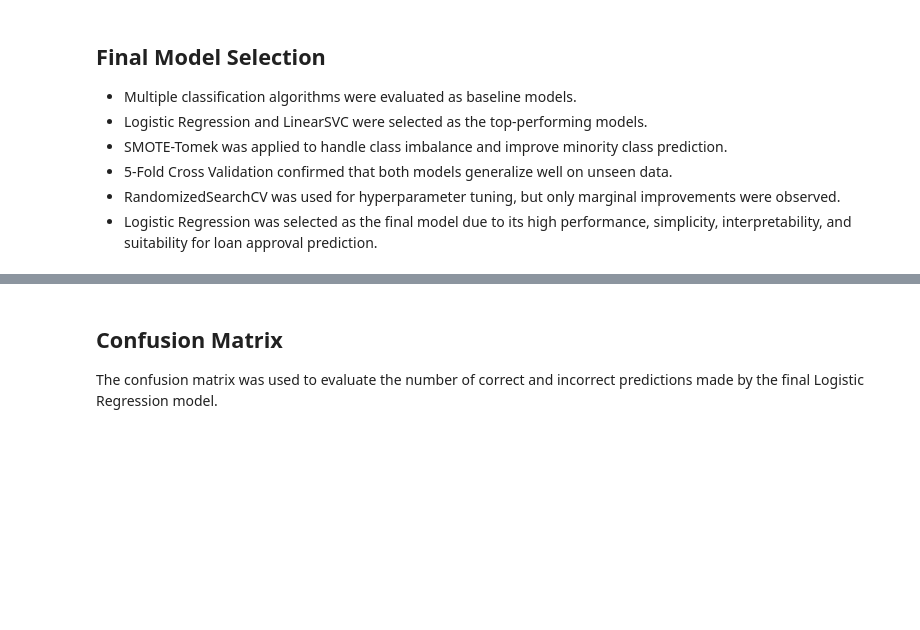
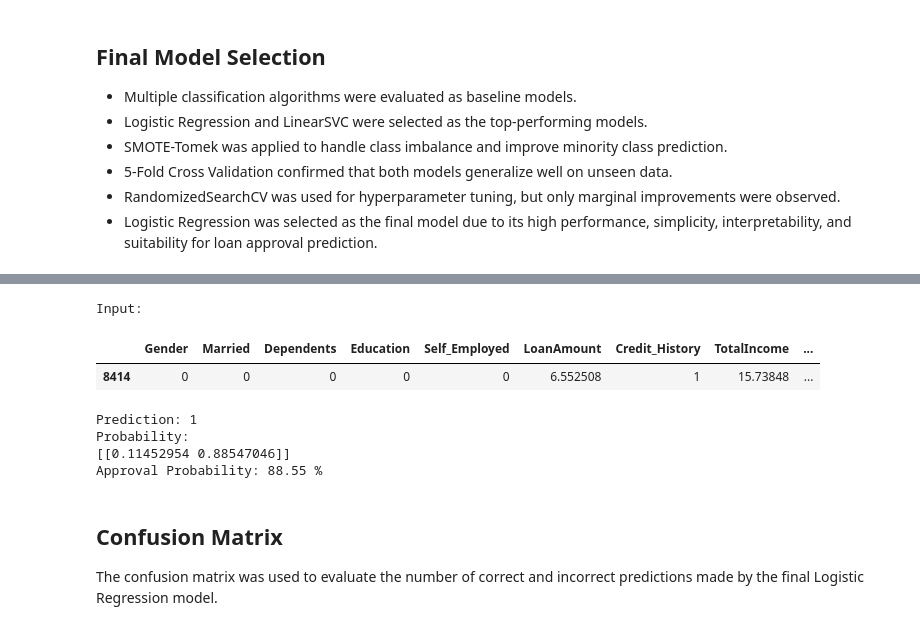
Before and after one commit to Karthik998byte/Bank-Loan-Approval-Prediction, a Jupyter notebook: Loan_Approval.ipynb, the cells around one changed output, grey strips where cells are left out. Saved outputs shown, nothing was run; the diff lists cells and outputs as text; code cells hidden in the pictures; blank space fills up the shorter version.

```diff
--- a/Loan_Approval.ipynb
+++ b/Loan_Approval.ipynb
@@ -1946,3 +2184,37 @@ LinearSVC was retained as the comparison model since it achieved competitive per
+# %%
+# Take one real test sample
+sample = X4_test.iloc[[0]]
+
+print("Input:")
+display(sample)
+
+
+# Prediction
+prediction = final_model.predict(sample)
+
+# Probability
+probability = final_model.predict_proba(sample)
+
+
+print("Prediction:", prediction[0])
+
+print("Probability:")
+print(probability)
+
+
+print(
+    "Approval Probability:",
+    round(probability[0][1]*100,2),
+    "%"
+)
+# %% [output]
+Input:
+|  | Gender | Married | Dependents | Education | Self_Employed | LoanAmount | Credit_History | TotalIncome | ... |
+| 8414 | 0 | 0 | 0 | 0 | 0 | 6.552508 | 1 | 15.73848 | ... |
+Prediction: 1
+Probability:
+[[0.11452954 0.88547046]]
+Approval Probability: 88.55 %
 # %% [markdown]
 ## Confusion Matrix
 
```
Also changed, not shown: parts of 33 cells of this notebook, 7 other files.
